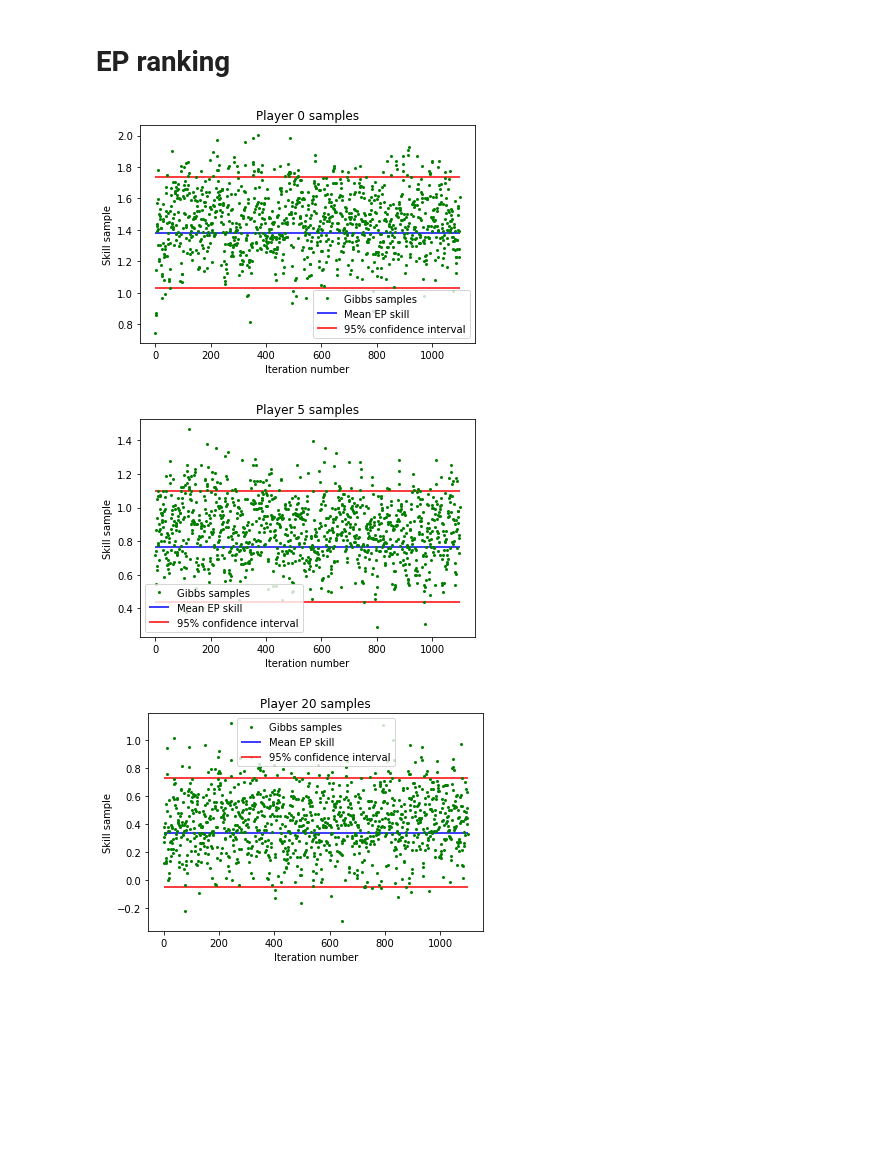
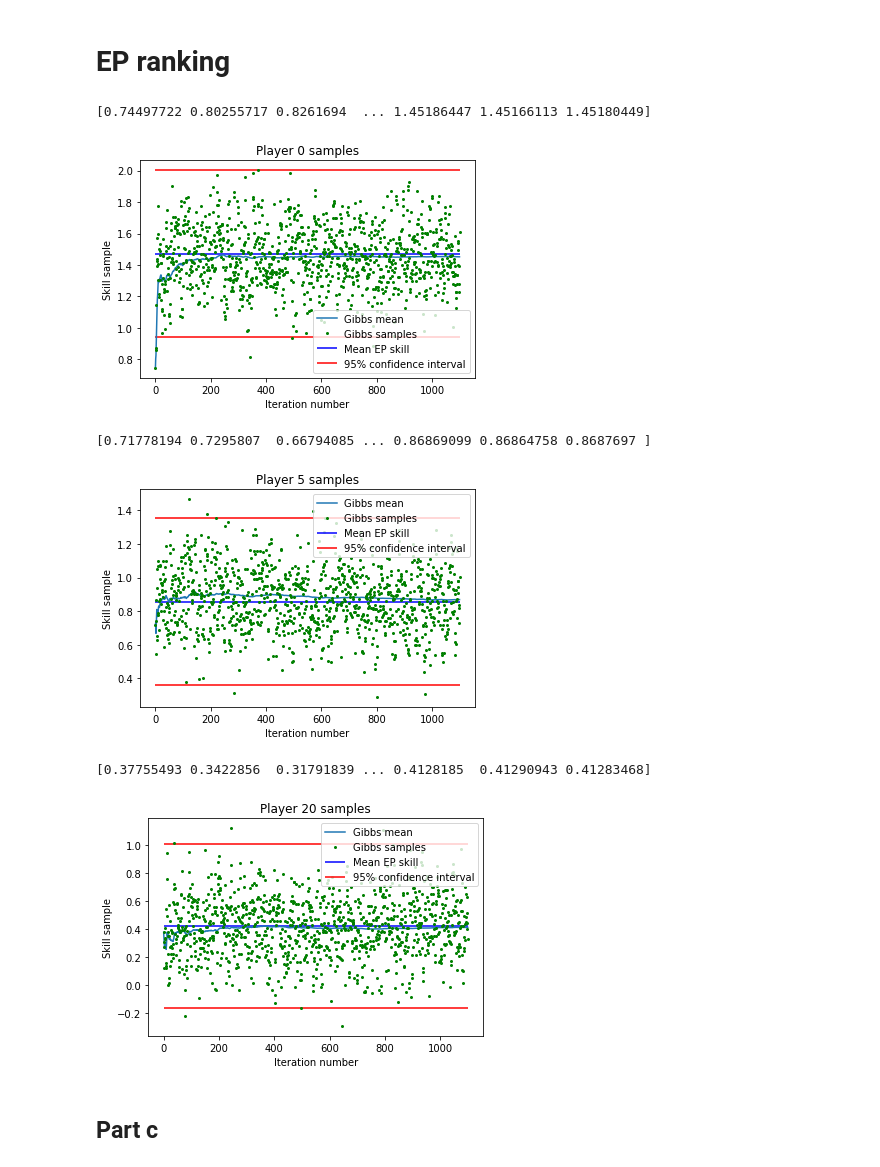
Before and after one commit to roryhighnam/4f13_coursework_2, a Jupyter notebook: coursework2.ipynb, the cells around one changed output. Saved outputs shown, nothing was run; the diff lists cells and outputs as text; code cells hidden in the pictures; blank space fills up the shorter version.

Commit message:
Completed up to part c (and most of part d)

```diff
--- a/coursework2.ipynb
+++ b/coursework2.ipynb
@@ -62,21 +63,30 @@ for player in players:
 # %% [markdown]
 # EP ranking
 # %%
-num_iters = 10
+num_iters = 1000
 # run message passing algorithm, returns mean and precision for each player
 mean_player_skills, precision_player_skills = eprank(G, M, num_iters)
 players = [0,5,20]
+
 for player in players:
+    gibbs_mean = np.zeros(1100)
+    for i in range(len(gibbs_mean)):
+        gibbs_mean[i] = np.mean(skill_samples[player, :i+1])
+    print(gibbs_mean)
     plt.hlines(mean_player_skills[player], 0, 1100, color='blue', label='Mean EP skill')
-    plt.hlines([mean_player_skills[player] + 2/np.sqrt(precision_player_skills[player]),mean_player_skills[player] - 2/np.sqrt(precision_player_skills[player])], 0, 1100, color='red', label='95% confidence interval')
+    plt.hlines([mean_player_skills[player] + 3/np.sqrt(precision_player_skills[player]),mean_player_skills[player] - 3/np.sqrt(precision_player_skills[player])], 0, 1100, color='red', label='95% confidence interval')
+    plt.plot(gibbs_mean, label='Gibbs mean')
     # plt.hlines(mean_player_skills[player] - 2/np.sqrt(precision_player_skills[player]), 0, 1100, color='red', label='Lower 95% confidence interval')
     plt.plot(skill_samples[player,:], 'o', color='green', markersize='2', label='Gibbs samples')
     plt.title('Player '+str(player)+' samples')
     plt.xlabel('Iteration number')
     plt.ylabel('Skill sample')
     plt.legend()
     plt.show()
 # %% [output]
+[0.74497722 0.80255717 0.8261694  ... 1.45186447 1.45166113 1.45180449]
-[figure, old version]
+[figure, new version]
+[0.71778194 0.7295807  0.66794085 ... 0.86869099 0.86864758 0.8687697 ]
-[figure, old version]
+[figure, new version]
+[0.37755493 0.3422856  0.31791839 ... 0.4128185  0.41290943 0.41283468]
-[figure, old version]
+[figure, new version]
@@ -84,0 +93,2 @@ top_players = [15,0,4,10] # - indexes of top 4 players according to ATP ranking
+# %% [markdown]
+## Part c
```
Also changed, not shown: parts of 7 cells of this notebook, 1 other file.
